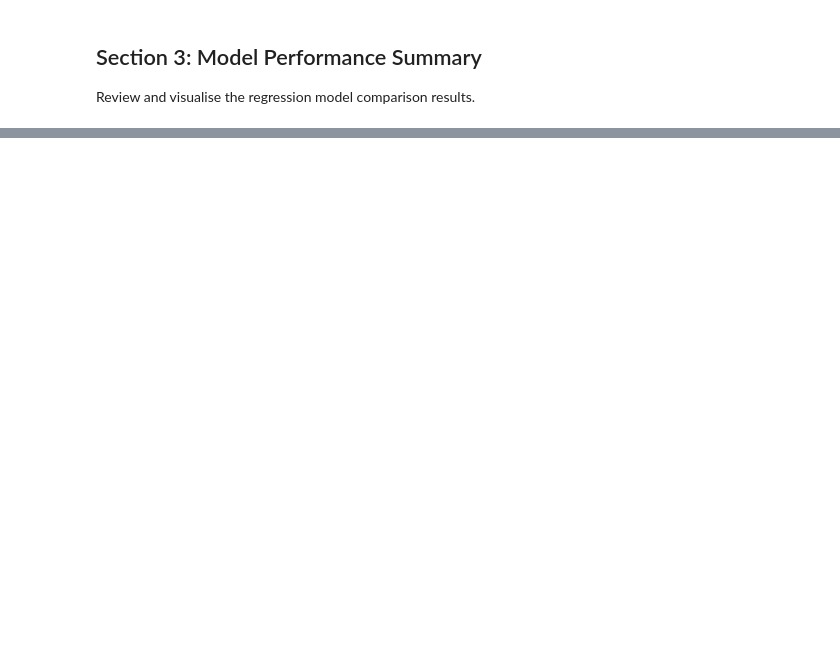
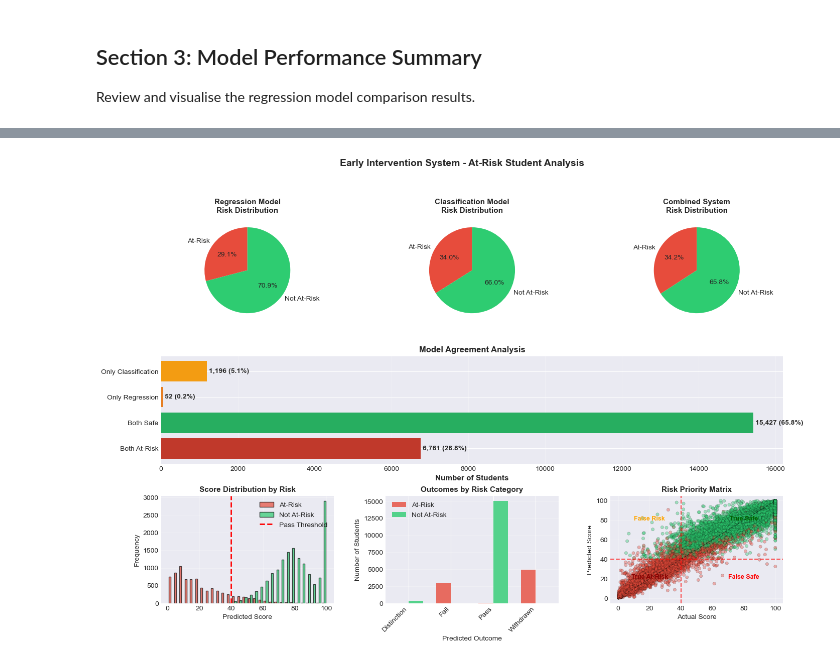
Before and after one commit to jaifm/msc-FAIDM-Assessment-1, a Jupyter notebook: 1_Notebooks/04_Final_Models.ipynb, the cells around one changed output, grey strips where cells are left out. Drawn from its saved outputs; the diff is of its cells as text; code cells hidden in the pictures; blank space fills up the shorter version.

```diff
--- a/1_Notebooks/04_Final_Models.ipynb
+++ b/1_Notebooks/04_Final_Models.ipynb
@@ -112,0 +292,99 @@ Comprehensive summary of analysis findings and recommendations.
+# %%
+print('\n' + '=' * 80)
+print('VISUALIZING AT-RISK PROFILES')
+print('=' * 80)
+
+# Create comprehensive visualization
+fig = plt.figure(figsize=(16, 10))
+gs = fig.add_gridspec(3, 3, hspace=0.3, wspace=0.3)
+
+# 1. Risk Distribution Comparison (Pie Charts)
+ax1 = fig.add_subplot(gs[0, 0])
+risk_counts_reg = [at_risk_regression.sum(), (~at_risk_regression).sum()]
+colors_risk = ['#e74c3c', '#2ecc71']
+ax1.pie(risk_counts_reg, labels=['At-Risk', 'Not At-Risk'], autopct='%1.1f%%',
+        colors=colors_risk, startangle=90)
+ax1.set_title('Regression Model\nRisk Distribution', fontweight='bold', fontsize=11)
+
+ax2 = fig.add_subplot(gs[0, 1])
+risk_counts_clf = [at_risk_classification.sum(), (~at_risk_classification).sum()]
+ax2.pie(risk_counts_clf, labels=['At-Risk', 'Not At-Risk'], autopct='%1.1f%%',
+        colors=colors_risk, startangle=90)
+ax2.set_title('Classification Model\nRisk Distribution', fontweight='bold', fontsize=11)
+
+ax3 = fig.add_subplot(gs[0, 2])
+risk_counts_combined = [at_risk_combined.sum(), (~at_risk_combined).sum()]
+ax3.pie(risk_counts_combined, labels=['At-Risk', 'Not At-Risk'], autopct='%1.1f%%',
+        colors=colors_risk, startangle=90)
+ax3.set_title('Combined System\nRisk Distribution', fontweight='bold', fontsize=11)
+
+# 2. Model Agreement Venn-style visualization
+ax4 = fig.add_subplot(gs[1, :])
+agreement_data = {
+    'Both At-Risk': both_agree_risk.sum(),
+    'Both Safe': both_agree_safe.sum(),
+    'Only Regression': (at_risk_regression & ~at_risk_classification).sum(),
+    'Only Classification': (~at_risk_regression & at_risk_classification).sum()
+}
+bars = ax4.barh(list(agreement_data.keys()), list(agreement_data.values()),
+                color=['#c0392b', '#27ae60', '#e67e22', '#f39c12'])
+ax4.set_xlabel('Number of Students', fontsize=11, fontweight='bold')
+ax4.set_title('Model Agreement Analysis', fontsize=12, fontweight='bold')
+ax4.grid(axis='x', alpha=0.3)
+for i, (key, value) in enumerate(agreement_data.items()):
+    ax4.text(value + 50, i, f'{value:,} ({value/len(risk_profiles)*100:.1f}%)',
+             va='center', fontweight='bold')
+
+# 3. Predicted Score Distribution by Risk Category
+ax5 = fig.add_subplot(gs[2, 0])
+ax5.hist([predicted_scores[at_risk_combined], predicted_scores[~at_risk_combined]],
+         bins=30, label=['At-Risk', 'Not At-Risk'], color=['#e74c3c', '#2ecc71'],
+         alpha=0.7, edgecolor='black')
+ax5.axvline(40, color='red', linestyle='--', linewidth=2, label='Pass Threshold')
+ax5.set_xlabel('Predicted Score', fontsize=10)
+ax5.set_ylabel('Frequency', fontsize=10)
+ax5.set_title('Score Distribution by Risk', fontweight='bold', fontsize=11)
+ax5.legend()
+ax5.grid(alpha=0.3)
+
+# 4. Outcome Distribution by Risk Category (Fixed)
+ax6 = fig.add_subplot(gs[2, 1])
+all_outcomes = ['Distinction', 'Fail', 'Pass', 'Withdrawn']
+outcome_counts_risk = pd.Series(predicted_outcome_names)[at_risk_combined].value_counts().reindex(all_outcomes, fill_value=0)
+outcome_counts_safe = pd.Series(predicted_outcome_names)[~at_risk_combined].value_counts().reindex(all_outcomes, fill_value=0)
+x = np.arange(len(all_outcomes))
+width = 0.35
+ax6.bar(x - width/2, outcome_counts_risk, width, label='At-Risk', color='#e74c3c', alpha=0.8)
+ax6.bar(x + width/2, outcome_counts_safe, width, label='Not At-Risk', color='#2ecc71', alpha=0.8)
+ax6.set_xlabel('Predicted Outcome', fontsize=10)
+ax6.set_ylabel('Number of Students', fontsize=10)
+ax6.set_title('Outcomes by Risk Category', fontweight='bold', fontsize=11)
+ax6.set_xticks(x)
+ax6.set_xticklabels(all_outcomes, rotation=45, ha='right')
+ax6.legend()
+ax6.grid(axis='y', alpha=0.3)
+
+# 5. Risk Priority Matrix (Predicted Score vs Actual Score)
+ax7 = fig.add_subplot(gs[2, 2])
+scatter_colors = ['#e74c3c' if risk else '#2ecc71' for risk in at_risk_combined]
+ax7.scatter(risk_profiles['actual_score'], predicted_scores,
+            c=scatter_colors, alpha=0.4, s=20, edgecolors='k', linewidth=0.3)
+ax7.plot([0, 100], [0, 100], 'k--', lw=1, alpha=0.5, label='Perfect Prediction')
+ax7.axhline(40, color='red', linestyle='--', linewidth=1.5, alpha=0.7)
+ax7.axvline(40, color='red', linestyle='--', linewidth=1.5, alpha=0.7)
+ax7.set_xlabel('Actual Score', fontsize=10)
+ax7.set_ylabel('Predicted Score', fontsize=10)
+ax7.set_title('Risk Priority Matrix', fontweight='bold', fontsize=11)
+ax7.grid(alpha=0.3)
+# Add quadrant labels
+ax7.text(80, 20, 'False Safe', fontsize=9, ha='center', color='red', fontweight='bold')
+ax7.text(20, 80, 'False Risk', fontsize=9, ha='center', color='orange', fontweight='bold')
+ax7.text(20, 20, 'True At-Risk', fontsize=9, ha='center', color='darkred', fontweight='bold')
+ax7.text(80, 80, 'True Safe', fontsize=9, ha='center', color='darkgreen', fontweight='bold')
+
+plt.suptitle('Early Intervention System - At-Risk Student Analysis',
+             fontsize=14, fontweight='bold', y=0.995)
+plt.show()
+
+print('\nVisualization complete.')
+# %% [output]
@@ -112,0 +394 @@ Comprehensive summary of analysis findings and recommendations.
+[figure, added]
```
Also changed, not shown: parts of 11 cells of this notebook, 6 other files.
